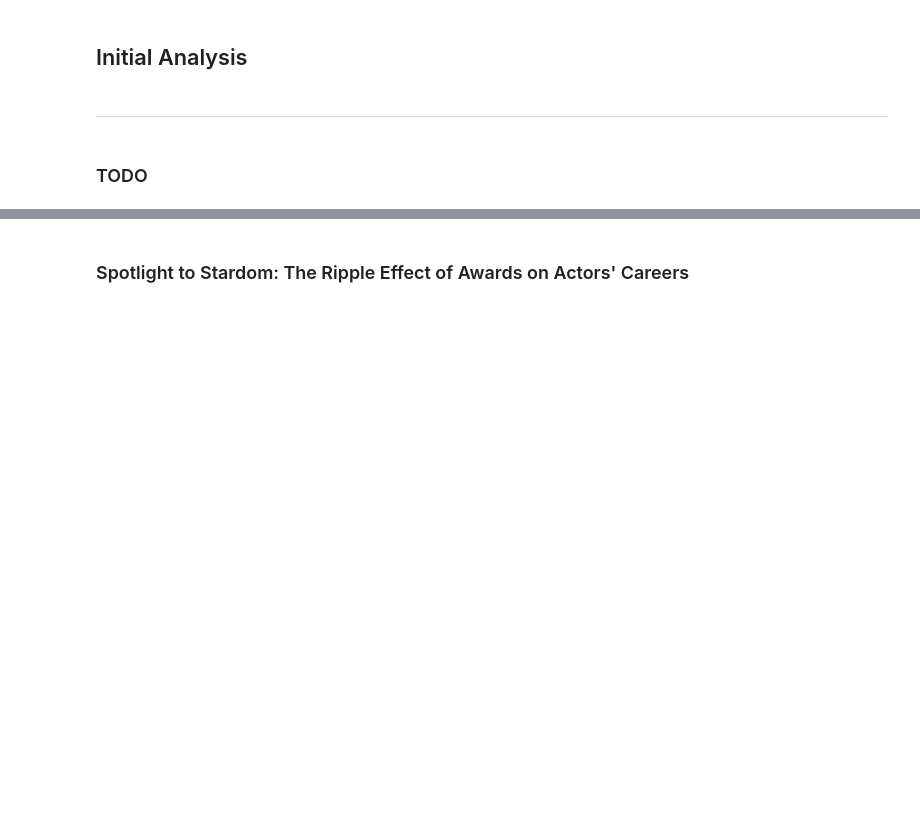
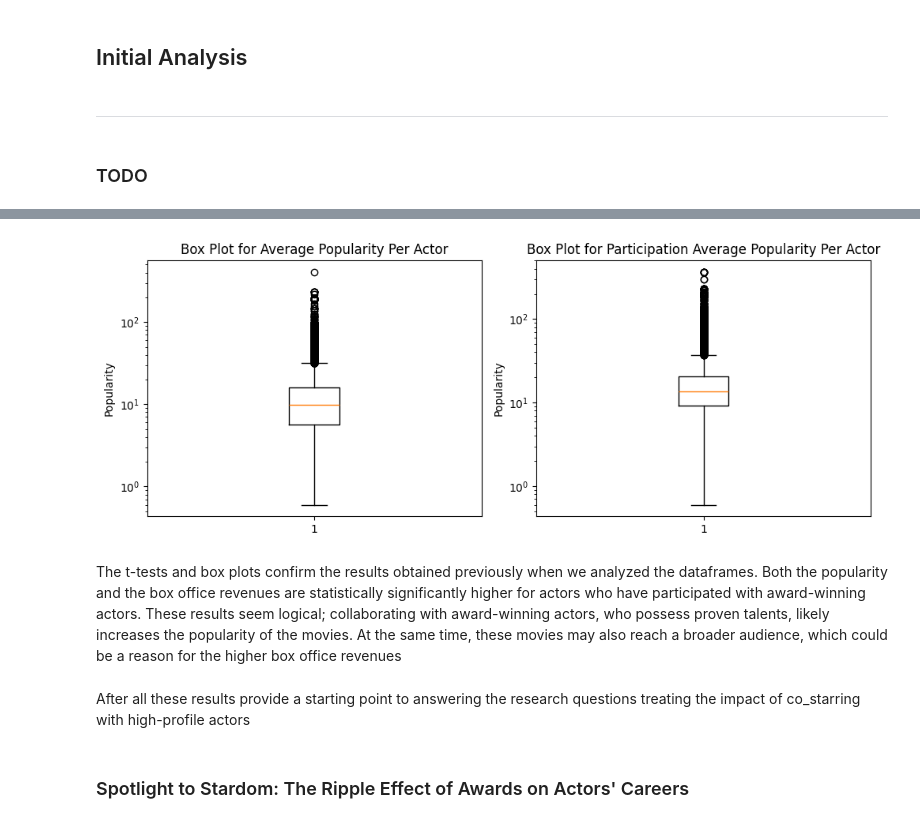
Before and after one commit to epfl-ada/ada-2023-project-cedars10452, a Jupyter notebook: Untitled.ipynb, the cells around one changed output, grey strips where cells are left out. Saved outputs shown, nothing was run; the diff lists cells and outputs as text; code cells hidden in the pictures; blank space fills up the shorter version.

```diff
--- a/Untitled.ipynb
+++ b/Untitled.ipynb
@@ -653,0 +854,19 @@ actor_awards
+# %%
+import pandas as pd
+
+
+# Explode the freebase_id list in no_participation to create individual rows for each freebase_id
+participation_exploded = participation.explode('freebase_id')
+
+# We do this merge to add the popularity and boxOffice revenue columns
+joined_df = pd.merge(participation_exploded, success_factors, on='freebase_id', how='inner')
+
+filtered_df = joined_df[joined_df[['boxOffice_revenue', 'popularity']].notna().all(axis=1)]
+
+# Grouping by actor ID and calculating the average boxOffice_revenue
+average_stats_participation = filtered_df.groupby('Freebase actor ID').agg({
+    'boxOffice_revenue': 'mean',
+    'popularity': 'mean',
+}).reset_index()
+
+print(average_stats_participation)
@@ -654,3 +992,30 @@ actor_awards
+# %%
+import pandas as pd
+import matplotlib.pyplot as plt
+
+
+
+plt.figure(figsize=(10, 4))
+plt.subplot(1, 2, 1)
+plt.boxplot(df_stats_no_participation['popularity'])
+plt.title('Box Plot for Average Popularity Per Actor')
+plt.ylabel('Popularity')
+plt.yscale('log') # Applying logarithmic scale to y-axis
+
+plt.subplot(1, 2, 2)
+plt.boxplot(df_stats_participation_['popularity'])
+plt.title('Box Plot for Participation Average Popularity Per Actor')
+plt.ylabel('Popularity')
+plt.yscale('log')   # Applying logarithmic scale to y-axis
+
+plt.tight_layout()
+plt.show()
+# %% [output]
+[figure, added]
+# %% [markdown]
+The t-tests and box plots confirm the results obtained previously when we analyzed the dataframes. Both the popularity and the box office revenues are statistically significantly higher for actors who have participated with award-winning actors. These results seem logical; collaborating with award-winning actors, who possess proven talents, likely increases the popularity of the movies. At the same time, these movies may also reach a broader audience, which could be a reason for the higher box office revenues
+# %% [markdown]
+After all these results provide a starting point to answering the research questions treating the impact of co_starring with high-profile actors
 # %% [markdown]
 ### Spotlight to Stardom: The Ripple Effect of Awards on Actors' Careers
 # %%
```
Also changed, not shown: parts of 24 cells of this notebook.
